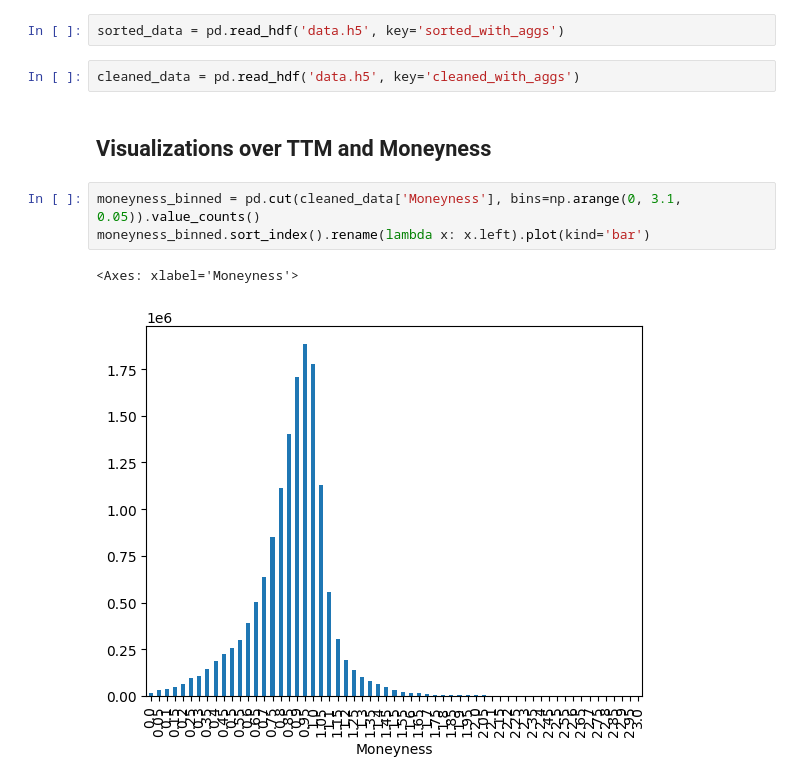
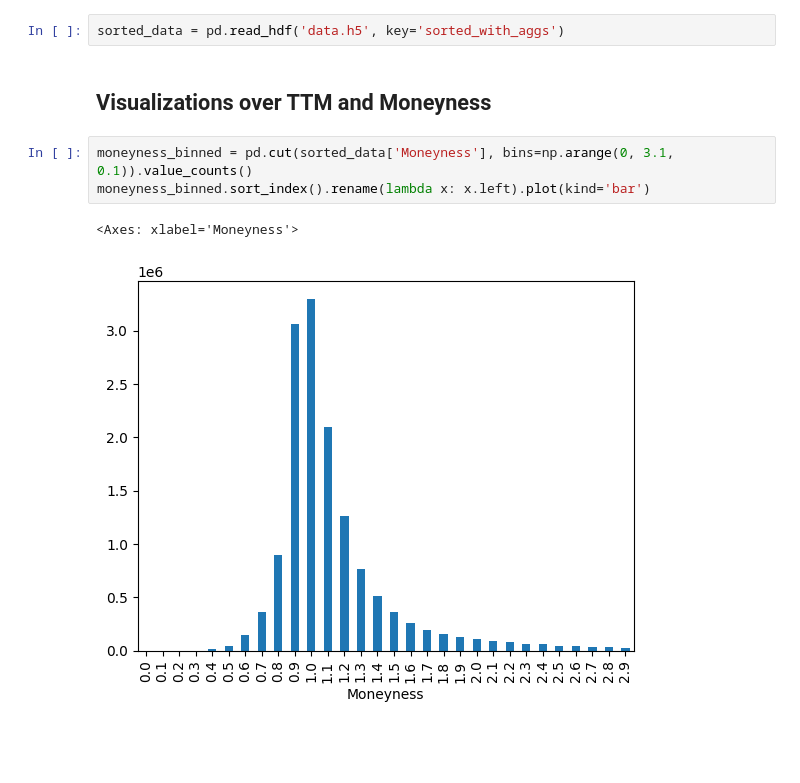
Before and after one commit to Lavrans/Thesis, a Jupyter notebook: code/data.ipynb, the cells around one changed output. Drawn from its saved outputs; the diff is of its cells as text; blank space fills up the shorter version.

```diff
--- a/code/data.ipynb
+++ b/code/data.ipynb
@@ -204,15 +229,13 @@ sorted_data.to_hdf('data.h5', key='sorted_with_aggs')
 # %%
 sorted_data = pd.read_hdf('data.h5', key='sorted_with_aggs')
-# %%
-cleaned_data = pd.read_hdf('data.h5', key='cleaned_with_aggs')
 # %% [markdown]
 ## Visualizations over TTM and Moneyness
 # %%
-moneyness_binned = pd.cut(cleaned_data['Moneyness'], bins=np.arange(0, 3.1, 0.05)).value_counts()
+moneyness_binned = pd.cut(sorted_data['Moneyness'], bins=np.arange(0, 3.1, 0.1)).value_counts()
 moneyness_binned.sort_index().rename(lambda x: x.left).plot(kind='bar')
 # %% [output]
 <Axes: xlabel='Moneyness'>
-[figure, old version]
+[figure, new version]
 # %%
 from matplotlib import pyplot as plt
 
```
Also changed, not shown: parts of 13 cells of this notebook, 6 other files.
